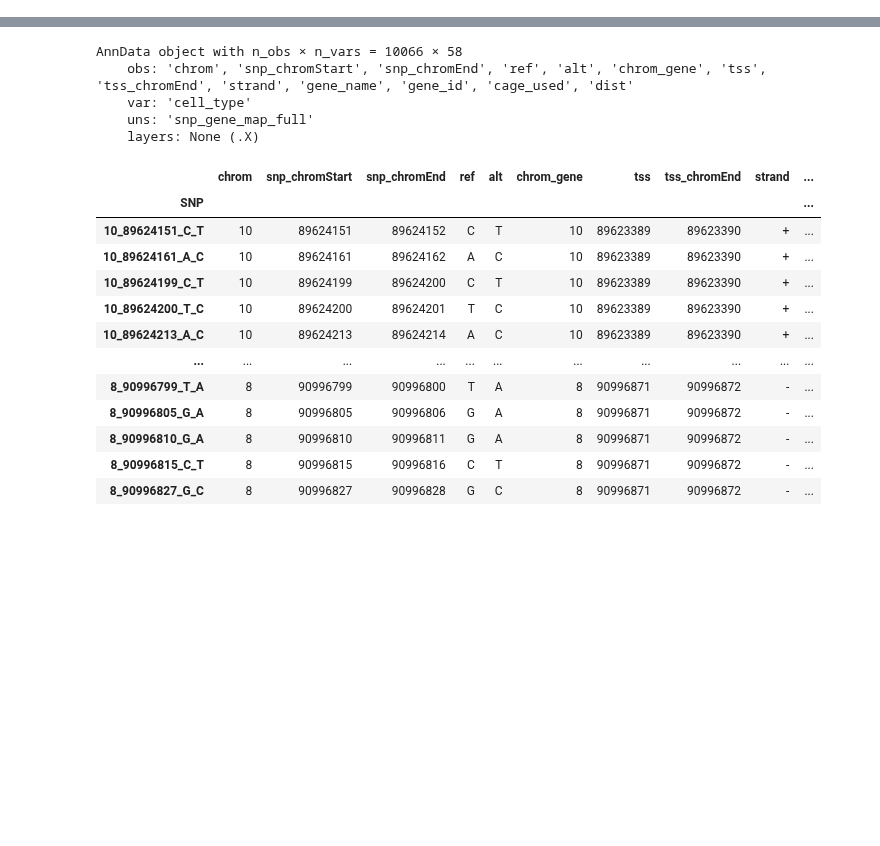
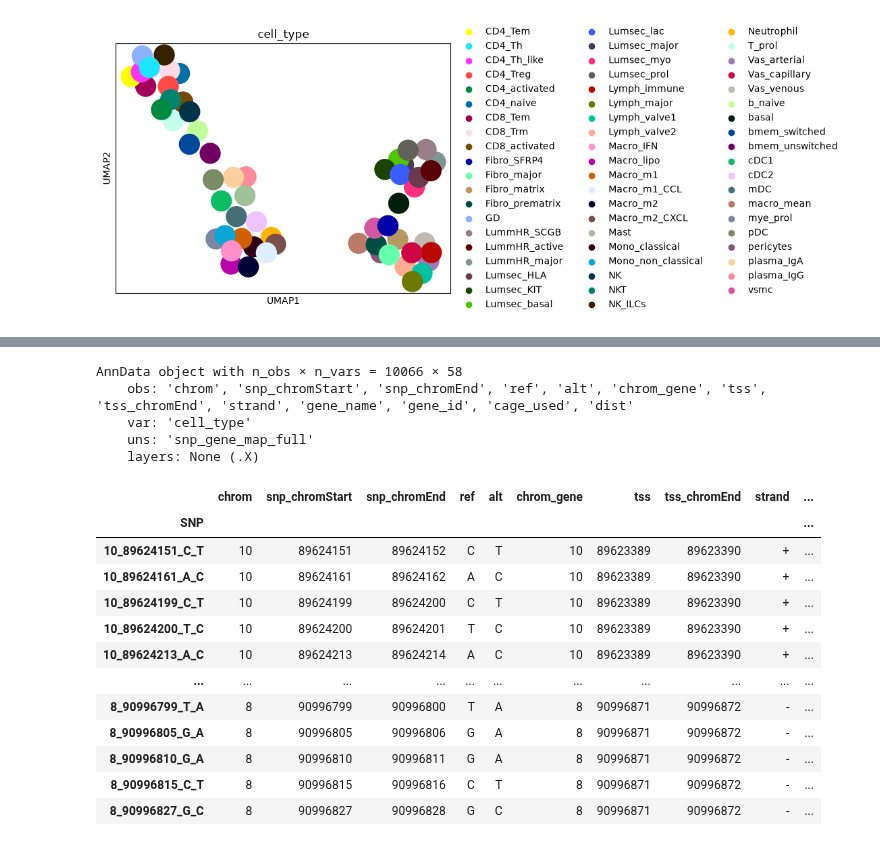
Before and after one commit to eirikhoye/action_var, a Jupyter notebook: workflow/notebooks/analyze_expecto_bridges34.ipynb, the cells around one changed output, grey strips where cells are left out. Saved outputs shown, nothing was run; the diff lists cells and outputs as text; code cells hidden in the pictures; blank space fills up the shorter version.

```diff
--- a/workflow/notebooks/analyze_expecto_bridges34.ipynb
+++ b/workflow/notebooks/analyze_expecto_bridges34.ipynb
@@ -10,0 +67,10 @@ version("anndta")
+# %%
+sc.pp.neighbors(adata)
+sc.tl.umap(adata)
+
+sc.pl.umap(
+    adata,
+    color='cell_type',#size=200
+)
+# %% [output]
+[figure, added]
```
Also changed, not shown: parts of 9 cells of this notebook.
